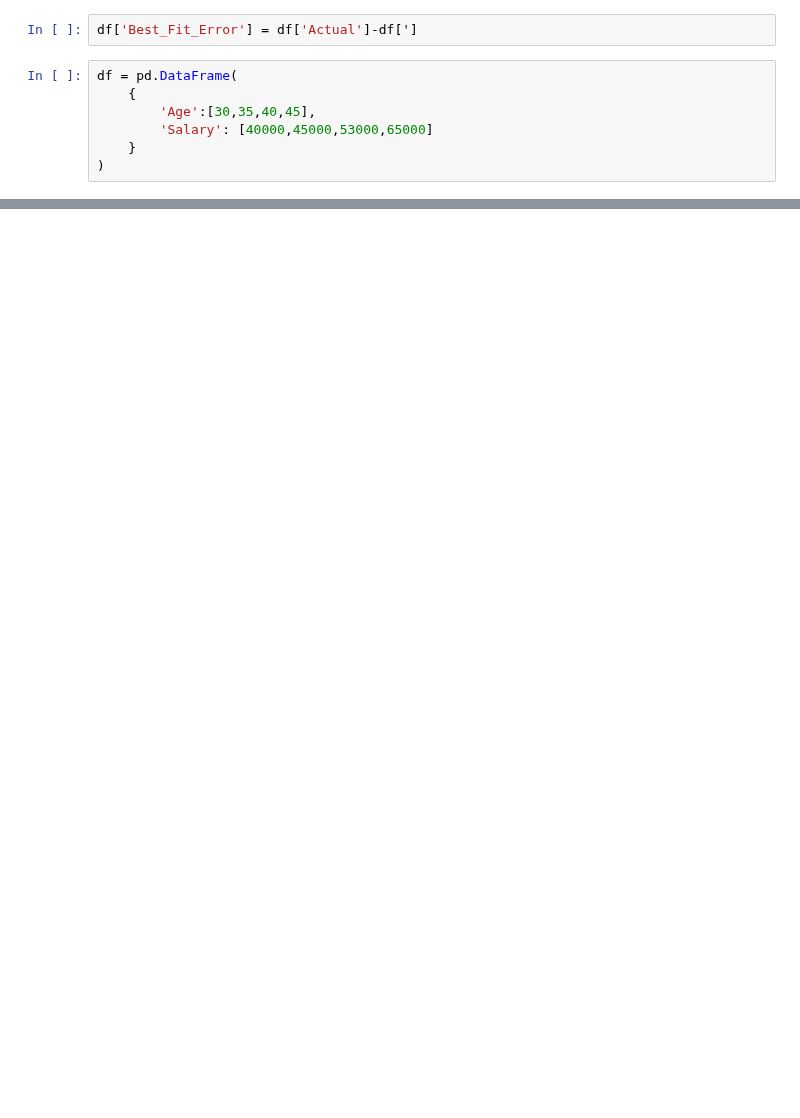
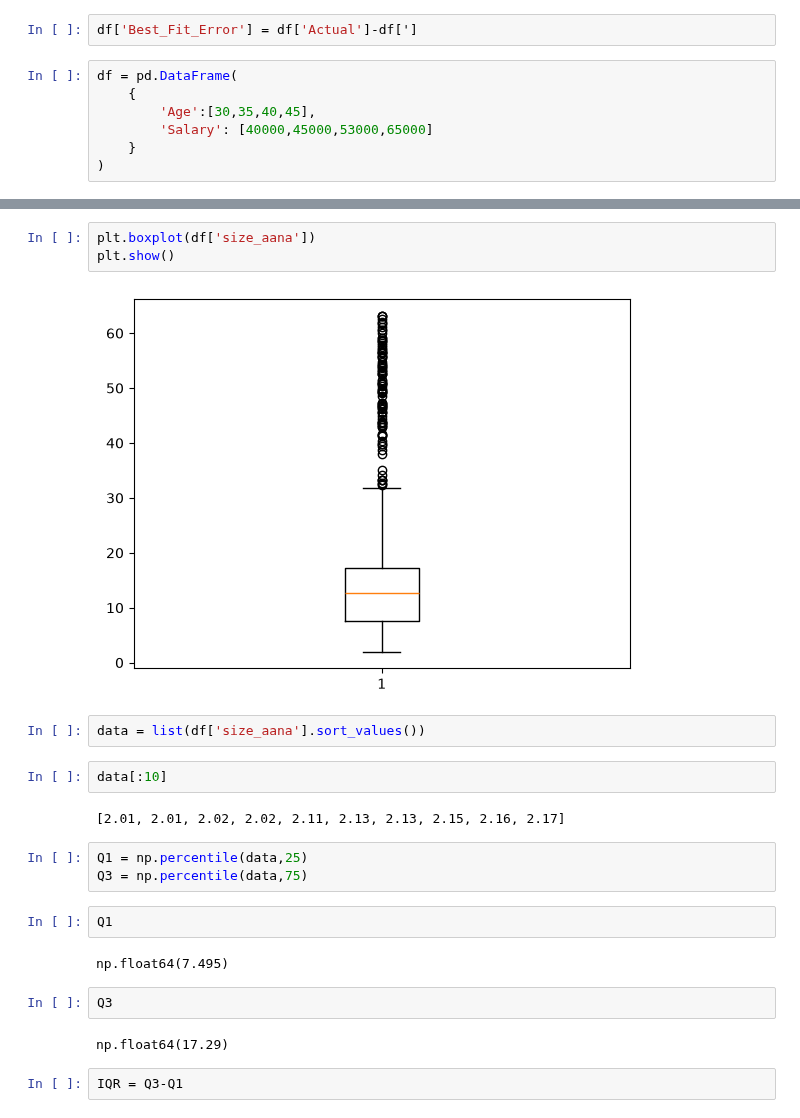
Before and after one commit to hemraj2613/Python-with-Data-Science, a Jupyter notebook: 24_sep.ipynb, the cells around one changed output, grey strips where cells are left out. Cells and saved outputs as stored; diff of their text form; blank space fills up the shorter version.

```diff
--- a/24_sep.ipynb
+++ b/24_sep.ipynb
@@ -44,0 +117,24 @@ np.float64(50750.0)
+# %%
+plt.boxplot(df['size_aana'])
+plt.show()
+# %% [output]
+[figure, added]
+# %%
+data = list(df['size_aana'].sort_values())
+# %%
+data[:10]
+# %% [output]
+[2.01, 2.01, 2.02, 2.02, 2.11, 2.13, 2.13, 2.15, 2.16, 2.17]
+# %%
+Q1 = np.percentile(data,25)
+Q3 = np.percentile(data,75)
+# %%
+Q1
+# %% [output]
+np.float64(7.495)
+# %%
+Q3
+# %% [output]
+np.float64(17.29)
+# %%
+IQR = Q3-Q1
```
Also changed, not shown: parts of 41 cells of this notebook, 1 other file.
